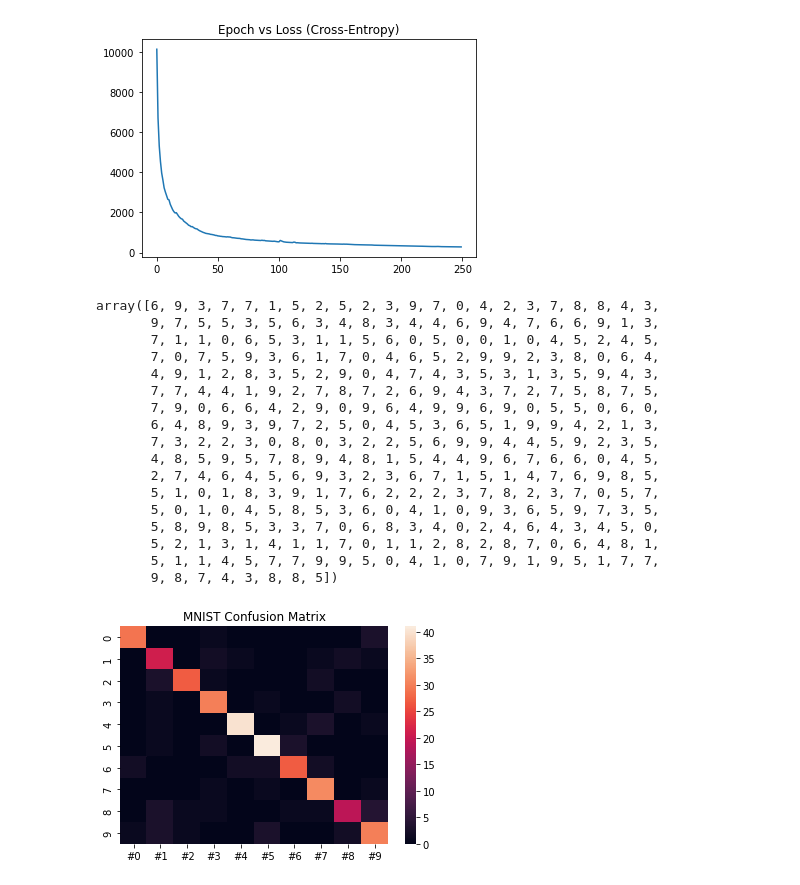
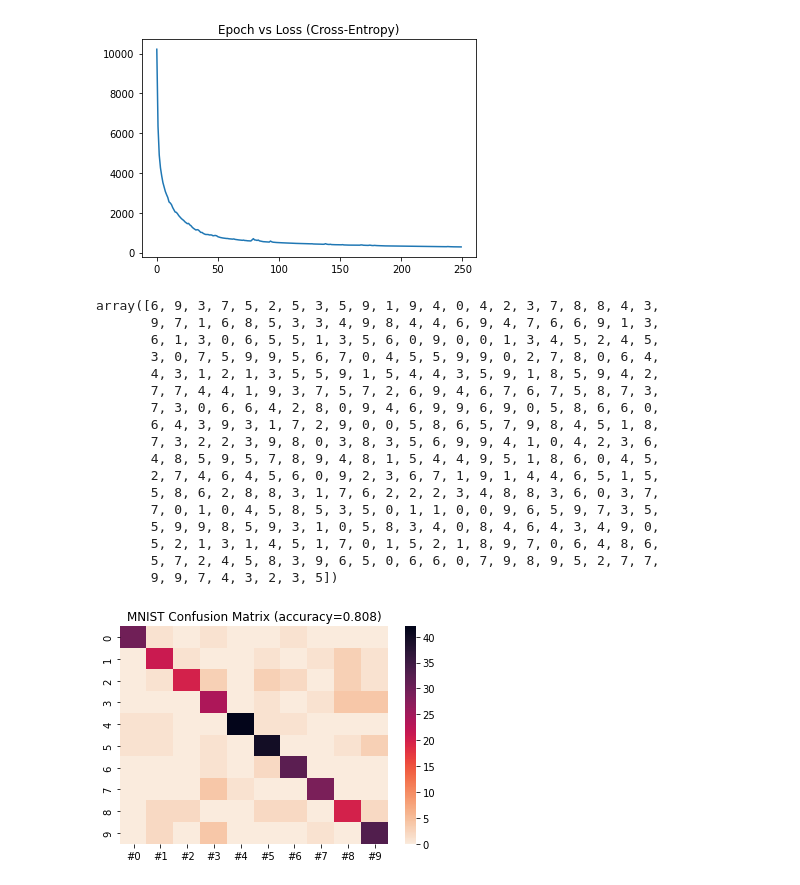
Before and after one commit to AlephEleven/NeuralNet, a Jupyter notebook: examples/MNIST.ipynb, the cells around one changed output. Saved outputs shown, nothing was run; the diff lists cells and outputs as text; code cells hidden in the pictures.

```diff
--- a/examples/MNIST.ipynb
+++ b/examples/MNIST.ipynb
@@ -43,3 +44,6 @@ array([[1., 0., 0., 0., 0., 0., 0., 0., 0., 0.],
        [0., 0., 0., 0., 0., 0., 0., 0., 0., 1.]])
 # %%
 X_train, X_test, y_train, y_test = train_test_split(X_mnist, y_mnist_categorical, test_size=0.2, random_state=42)
+print(X_train.shape, X_test.shape, y_train.shape, y_test.shape)
+
+mnist_training = DataLoader(X_train, y_train, batch_size=128)
@@ -61,16 +63,16 @@ model.Sequential(nn.Linear(64,128),
                  nn.SoftMax())
 
 loss_fn = nn.CrossEntropyLoss()
+gradient_descent = nn.StochasticGradientDescent(lr=0.001)
 epochs = 250
-lr = 0.001
 # %%
 model.hyperparameters
 # %% [output]
 10554
 # %%
-model_out = model.train(X_train,
-                        y_train,
+model_out = model.train(mnist_training,
                         loss_fn,
+                        gradient_descent,
                         epochs,
-                        lr)
+                        timed=False)
 # %% [output]
@@ -95,27 +97,28 @@ preds = np.array([np.argmax(model(X_test[i])) for i in range(X_test.shape[0])])
 # %%
 preds
 # %% [output]
-array([6, 9, 3, 7, 7, 1, 5, 2, 5, 2, 3, 9, 7, 0, 4, 2, 3, 7, 8, 8, 4, 3,
-       9, 7, 5, 5, 3, 5, 6, 3, 4, 8, 3, 4, 4, 6, 9, 4, 7, 6, 6, 9, 1, 3,
-       7, 1, 1, 0, 6, 5, 3, 1, 1, 5, 6, 0, 5, 0, 0, 1, 0, 4, 5, 2, 4, 5,
-       7, 0, 7, 5, 9, 3, 6, 1, 7, 0, 4, 6, 5, 2, 9, 9, 2, 3, 8, 0, 6, 4,
-       4, 9, 1, 2, 8, 3, 5, 2, 9, 0, 4, 7, 4, 3, 5, 3, 1, 3, 5, 9, 4, 3,
-       7, 7, 4, 4, 1, 9, 2, 7, 8, 7, 2, 6, 9, 4, 3, 7, 2, 7, 5, 8, 7, 5,
-       7, 9, 0, 6, 6, 4, 2, 9, 0, 9, 6, 4, 9, 9, 6, 9, 0, 5, 5, 0, 6, 0,
-       6, 4, 8, 9, 3, 9, 7, 2, 5, 0, 4, 5, 3, 6, 5, 1, 9, 9, 4, 2, 1, 3,
-       7, 3, 2, 2, 3, 0, 8, 0, 3, 2, 2, 5, 6, 9, 9, 4, 4, 5, 9, 2, 3, 5,
-       4, 8, 5, 9, 5, 7, 8, 9, 4, 8, 1, 5, 4, 4, 9, 6, 7, 6, 6, 0, 4, 5,
-       2, 7, 4, 6, 4, 5, 6, 9, 3, 2, 3, 6, 7, 1, 5, 1, 4, 7, 6, 9, 8, 5,
-       5, 1, 0, 1, 8, 3, 9, 1, 7, 6, 2, 2, 2, 3, 7, 8, 2, 3, 7, 0, 5, 7,
-       5, 0, 1, 0, 4, 5, 8, 5, 3, 6, 0, 4, 1, 0, 9, 3, 6, 5, 9, 7, 3, 5,
-       5, 8, 9, 8, 5, 3, 3, 7, 0, 6, 8, 3, 4, 0, 2, 4, 6, 4, 3, 4, 5, 0,
-       5, 2, 1, 3, 1, 4, 1, 1, 7, 0, 1, 1, 2, 8, 2, 8, 7, 0, 6, 4, 8, 1,
-       5, 1, 1, 4, 5, 7, 7, 9, 9, 5, 0, 4, 1, 0, 7, 9, 1, 9, 5, 1, 7, 7,
-       9, 8, 7, 4, 3, 8, 8, 5])
+array([6, 9, 3, 7, 5, 2, 5, 3, 5, 9, 1, 9, 4, 0, 4, 2, 3, 7, 8, 8, 4, 3,
+       9, 7, 1, 6, 8, 5, 3, 3, 4, 9, 8, 4, 4, 6, 9, 4, 7, 6, 6, 9, 1, 3,
+       6, 1, 3, 0, 6, 5, 5, 1, 3, 5, 6, 0, 9, 0, 0, 1, 3, 4, 5, 2, 4, 5,
+       3, 0, 7, 5, 9, 9, 5, 6, 7, 0, 4, 5, 5, 9, 9, 0, 2, 7, 8, 0, 6, 4,
+       4, 3, 1, 2, 1, 3, 5, 5, 9, 1, 5, 4, 4, 3, 5, 9, 1, 8, 5, 9, 4, 2,
+       7, 7, 4, 4, 1, 9, 3, 7, 5, 7, 2, 6, 9, 4, 6, 7, 6, 7, 5, 8, 7, 3,
+       7, 3, 0, 6, 6, 4, 2, 8, 0, 9, 4, 6, 9, 9, 6, 9, 0, 5, 8, 6, 6, 0,
+       6, 4, 3, 9, 3, 1, 7, 2, 9, 0, 0, 5, 8, 6, 5, 7, 9, 8, 4, 5, 1, 8,
+       7, 3, 2, 2, 3, 9, 8, 0, 3, 8, 3, 5, 6, 9, 9, 4, 1, 0, 4, 2, 3, 6,
+       4, 8, 5, 9, 5, 7, 8, 9, 4, 8, 1, 5, 4, 4, 9, 5, 1, 8, 6, 0, 4, 5,
+       2, 7, 4, 6, 4, 5, 6, 0, 9, 2, 3, 6, 7, 1, 9, 1, 4, 4, 6, 5, 1, 5,
+       5, 8, 6, 2, 8, 8, 3, 1, 7, 6, 2, 2, 2, 3, 4, 8, 8, 3, 6, 0, 3, 7,
+       7, 0, 1, 0, 4, 5, 8, 5, 3, 5, 0, 1, 1, 0, 0, 9, 6, 5, 9, 7, 3, 5,
+       5, 9, 9, 8, 5, 9, 3, 1, 0, 5, 8, 3, 4, 0, 8, 4, 6, 4, 3, 4, 9, 0,
+       5, 2, 1, 3, 1, 4, 5, 1, 7, 0, 1, 5, 2, 1, 8, 9, 7, 0, 6, 4, 8, 6,
+       5, 7, 2, 4, 5, 8, 3, 9, 6, 5, 0, 6, 6, 0, 7, 9, 8, 9, 5, 2, 7, 7,
+       9, 9, 7, 4, 3, 2, 3, 5])
 # %%
+acc = np.mean(preds == np.argmax(y_test, axis=1)).round(3)
 conf_mat = pd.DataFrame(confusion_matrix(np.apply_along_axis(np.argmax, 1, y_test), preds), columns=[f"#{name}" for _, name in enumerate(mnist.target_names)])
-sns.heatmap(conf_mat)
-plt.title("MNIST Confusion Matrix")
+sns.heatmap(conf_mat, cmap='rocket_r')
+plt.title(f"MNIST Confusion Matrix (accuracy={acc})")
 plt.show()
 # %% [output]
-[figure, old version]
+[figure, new version]
```
Also changed, not shown: parts of 4 cells of this notebook, 2 other files.
